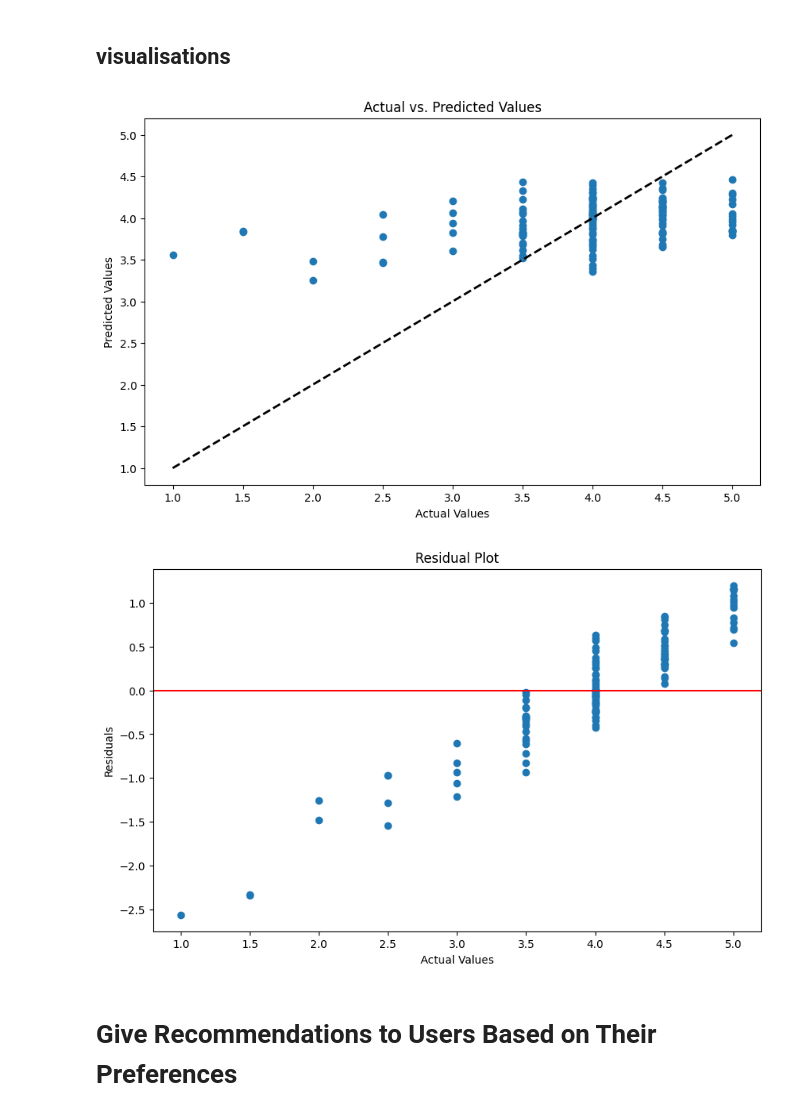
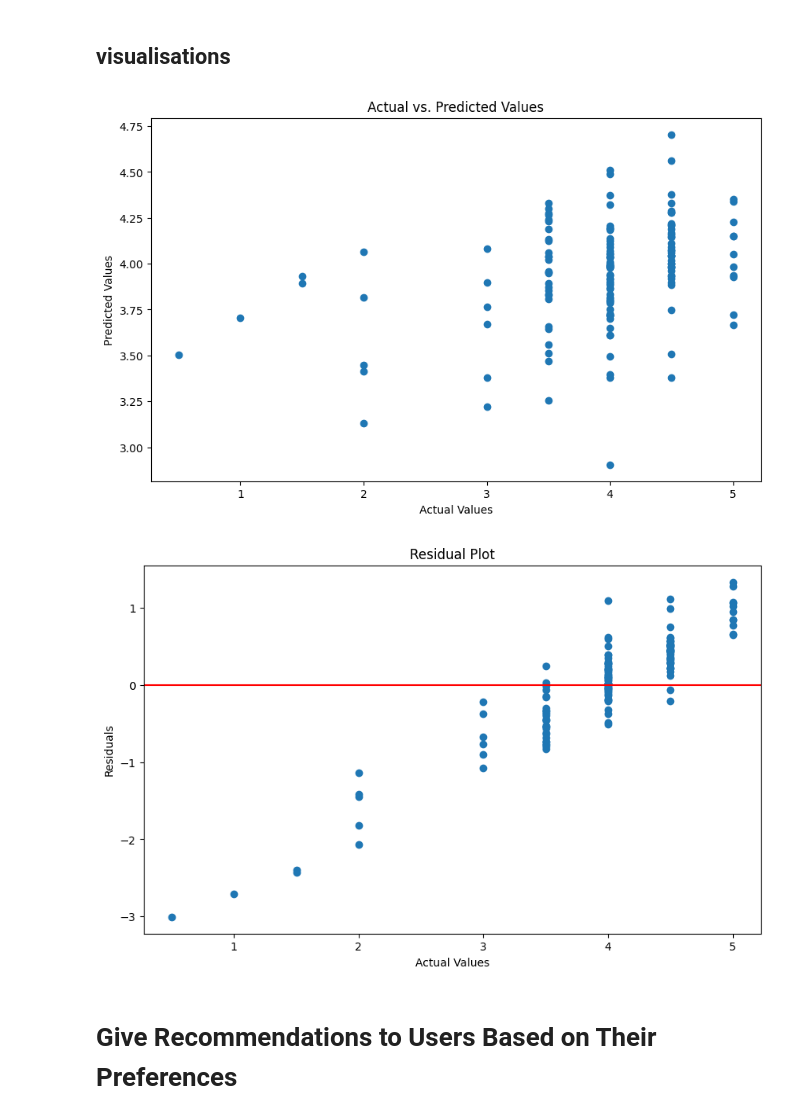
Before and after one commit to brimell/spicetify-star-ratings, a Jupyter notebook: ai/random_forest_analysis.ipynb, the cells around one changed output. Drawn from its saved outputs; the diff is of its cells as text; code cells hidden in the pictures.

```diff
--- a/ai/random_forest_analysis.ipynb
+++ b/ai/random_forest_analysis.ipynb
@@ -109,24 +125,24 @@ except FileNotFoundError:
     exit()
 
 # Preprocess data
-tracks_df.drop('Unnamed: 0', axis=1, inplace=True)  # Drop the first column (the index)
-tracks_df = tracks_df.sample(frac=1).reset_index(drop=True) # Shuffle the data
+tracks_df = tracks_df.sample(frac=1).reset_index(drop=True)  # Shuffle the data
 tracks_df.dropna(inplace=True)  # Drop rows with missing values
-tracks_df = pd.get_dummies(tracks_df)  # One-hot encode categorical data
 
+# Split the categorical data into separate rows
+genres_df = tracks_df['genres'].str.get_dummies(sep=', ')
+artists_df = tracks_df['artist_id'].str.get_dummies()
+
+# Drop the original 'genres' and 'artist_id' column and concatenate the one-hot encoded dataframe
+tracks_df = pd.concat([tracks_df.drop('genres', axis=1), genres_df], axis=1)
+tracks_df = pd.concat([tracks_df.drop('artist_id', axis=1), artists_df], axis=1)
 
 # Normalize numeric columns
-numeric_columns = ['duration_ms', 'popularity', 'danceability', 'energy', "loudness", "tempo", "time_signature", "key"]  # Specify your numeric columns
+numeric_columns = ['duration_ms', 'popularity', 'danceability', 'energy', 'loudness', 'tempo', 'time_signature', 'key']  # Specify your numeric columns
 tracks_df[numeric_columns] = (tracks_df[numeric_columns] - tracks_df[numeric_columns].min()) / (tracks_df[numeric_columns].max() - tracks_df[numeric_columns].min())
 
 # Convert boolean columns to int
-boolean_columns = []
-for column in tracks_df.columns:
-    if tracks_df[column].dtype == 'bool':
-        boolean_columns.append(column)
-
+boolean_columns = [column for column in tracks_df.columns if tracks_df[column].dtype == 'bool']
 tracks_df[boolean_columns] = tracks_df[boolean_columns].astype(int)
-
 
 # Define your target variable
 target_column = 'rating'  # Replace this with the column that represents the rating of a track
@@ -203,30 +247,30 @@ importance_df
 # %%
 import matplotlib.pyplot as plt
 
 # Scatter plot of actual vs. predicted values
 plt.figure(figsize=(10, 6))
 plt.scatter(y_test, predictions)
 plt.xlabel('Actual Values')
 plt.ylabel('Predicted Values')
 plt.title('Actual vs. Predicted Values')
 
 # Add y=x line
-plt.plot([y_test.min(), y_test.max()], [y_test.min(), y_test.max()], 'k--', lw=2)
+# plt.plot([y_test.min(), y_test.max()], [y_test.min(), y_test.max()], 'k--', lw=2)
 
 plt.show()
 
 # Residual plot
 residuals = y_test - predictions
 plt.figure(figsize=(10, 6))
 plt.scatter(y_test, residuals)
 plt.xlabel('Actual Values')
 plt.ylabel('Residuals')
 plt.title('Residual Plot')
 plt.axhline(y=0, color='r', linestyle='-')
 plt.show()
 # %% [output]
-[figure, old version]
+[figure, new version]
-[figure, old version]
+[figure, new version]
 # %% [markdown]
 # Give Recommendations to Users Based on Their Preferences
 # %% [markdown]
```
Also changed, not shown: parts of 9 cells of this notebook, 2 other files.
